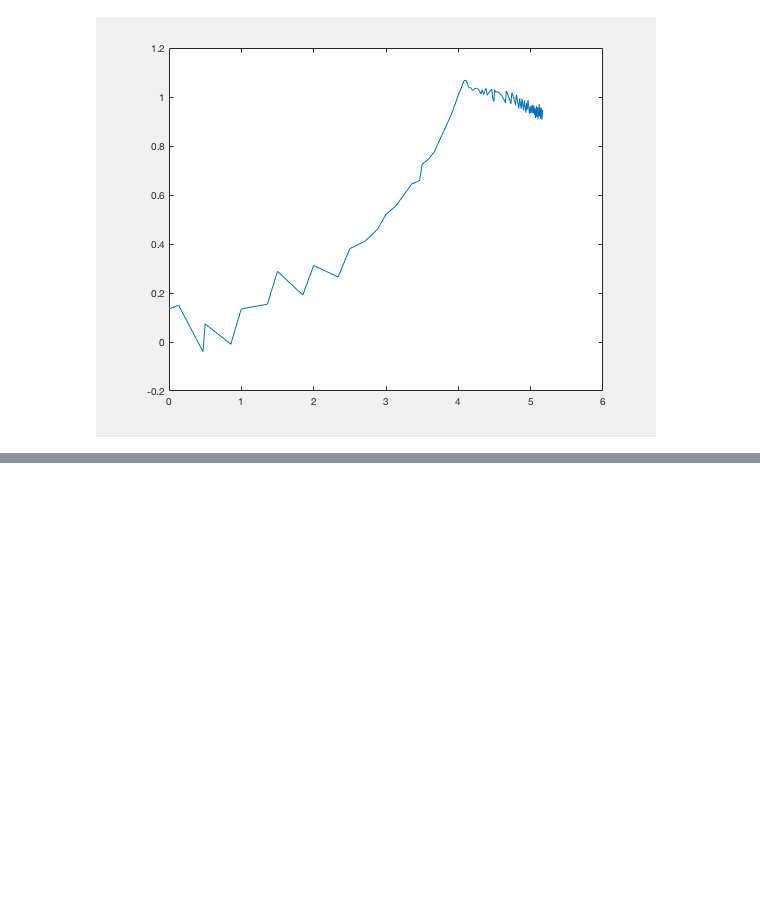
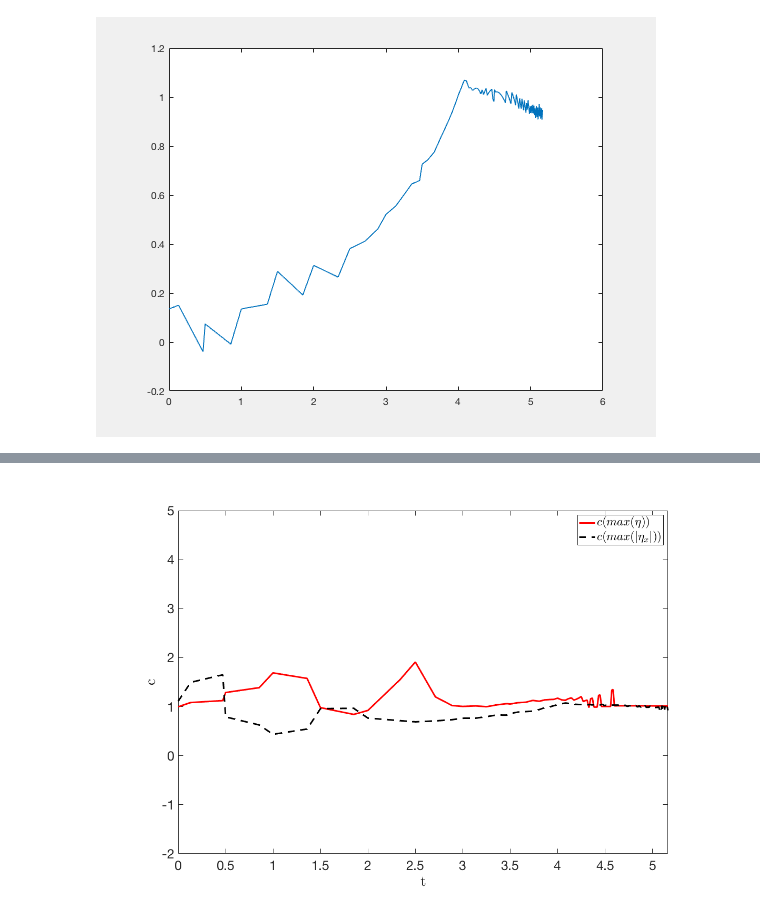
Before and after one commit to npizzo/particlekinematics, a Jupyter notebook: DLS_Particle Kinematics.ipynb, the cells around one changed output, grey strips where cells are left out. Cells and saved outputs as stored; diff of their text form; code cells hidden in the pictures; blank space fills up the shorter version.

```diff
--- a/DLS_Particle Kinematics.ipynb
+++ b/DLS_Particle Kinematics.ipynb
@@ -1288,0 +1299,20 @@ plot(t,indx)
+# %%
+%% look at c
+cm=gradient(unwrap(xm))./gradient(t);
+cmx=gradient(unwrap(xsm2))./gradient(t);
+clf
+p1=plot(t,cm,'r','linewidth',3);
+hold on
+p2=plot(t,cmx,'--k','linewidth',3);
+ylim([-2 5])
+xlim([0 max(t)])
+set(gca,'fontsize',25)
+xlabel('t','interpreter','latex')
+ylabel('c','interpreter','latex')
+set(gcf, 'Position',  [100, 100, 1200, 800])
+set(gcf,'color','w');
+l1=legend([p1 p2],'$c(max(\eta))$',...
+    '$c(max(|\eta_x|))$');
+set(l1,'interpreter','latex')
+# %% [output]
+[figure, added]
```
Also changed, not shown: parts of 8 cells of this notebook.
